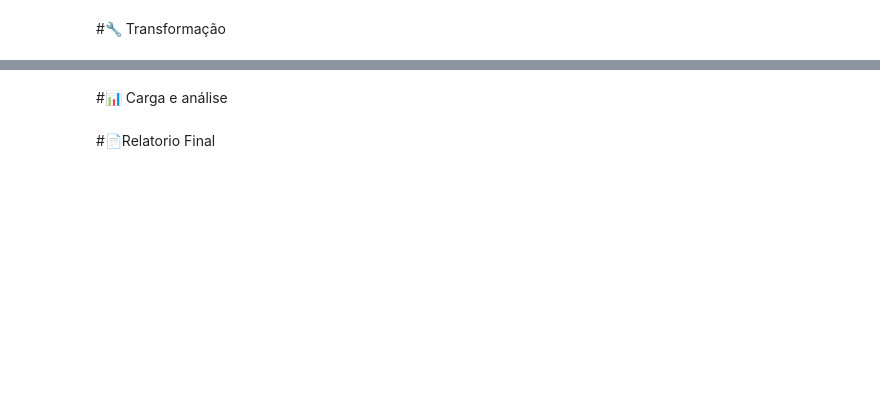
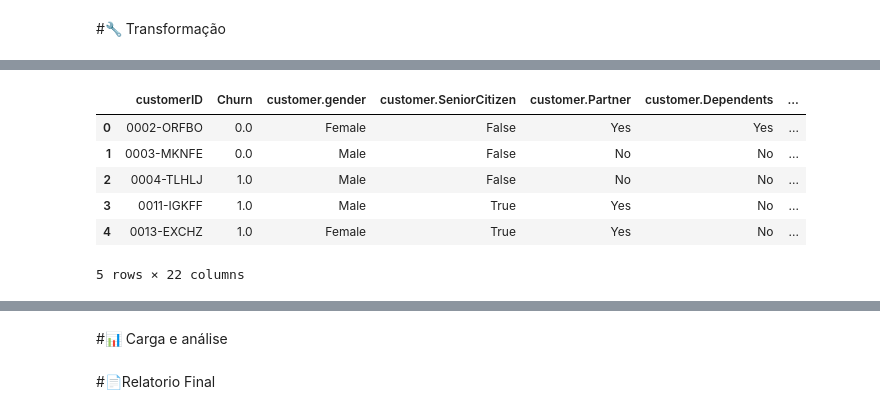
Before and after one commit to HenriqueTangoda/Challenge-Telecom-X, a Jupyter notebook: Challenge_Telecom_X.ipynb, the cells around one changed output, grey strips where cells are left out. Drawn from its saved outputs; the diff is of its cells as text; code cells hidden in the pictures; blank space fills up the shorter version.

```diff
--- a/Challenge_Telecom_X.ipynb
+++ b/Challenge_Telecom_X.ipynb
@@ -21,0 +209,2 @@ NameError: name 'git' is not defined
+# %%
+df['customer.SeniorCitizen'] = df['customer.SeniorCitizen'].astype(bool)
@@ -21,0 +231,2 @@ NameError: name 'git' is not defined
+# %%
+df['Churn'] = df['Churn'].replace('', np.nan)
@@ -21,0 +265,10 @@ NameError: name 'git' is not defined
+# %%
+df.head()
+# %% [output]
+|  | customerID | Churn | customer.gender | customer.SeniorCitizen | customer.Partner | customer.Dependents | ... |
+| 0 | 0002-ORFBO | 0.0 | Female | False | Yes | Yes | ... |
+| 1 | 0003-MKNFE | 0.0 | Male | False | No | No | ... |
+| 2 | 0004-TLHLJ | 1.0 | Male | False | No | No | ... |
+| 3 | 0011-IGKFF | 1.0 | Male | True | Yes | No | ... |
+| 4 | 0013-EXCHZ | 1.0 | Female | True | Yes | No | ... |
+5 rows × 22 columns
```
Also changed, not shown: parts of 28 cells of this notebook.
